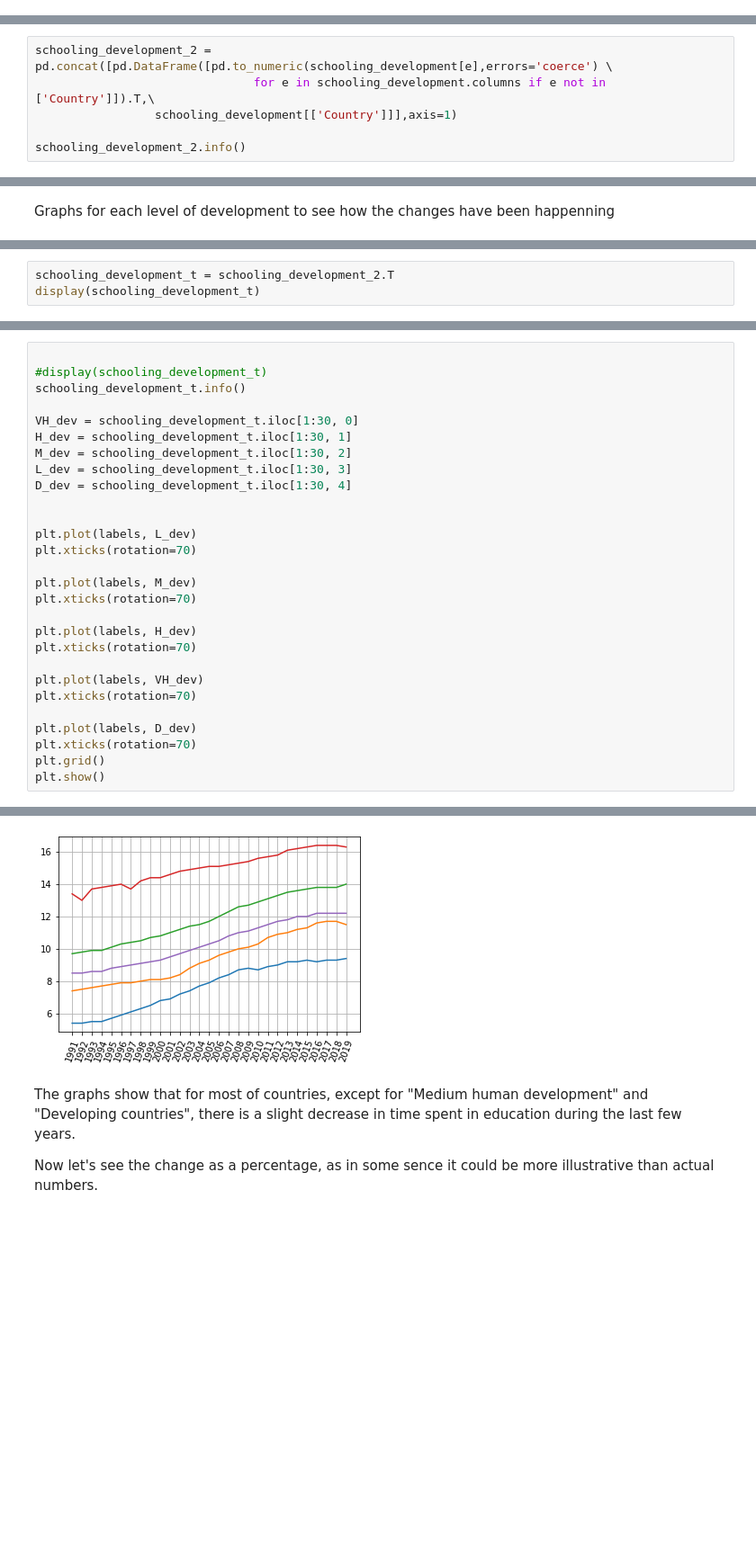
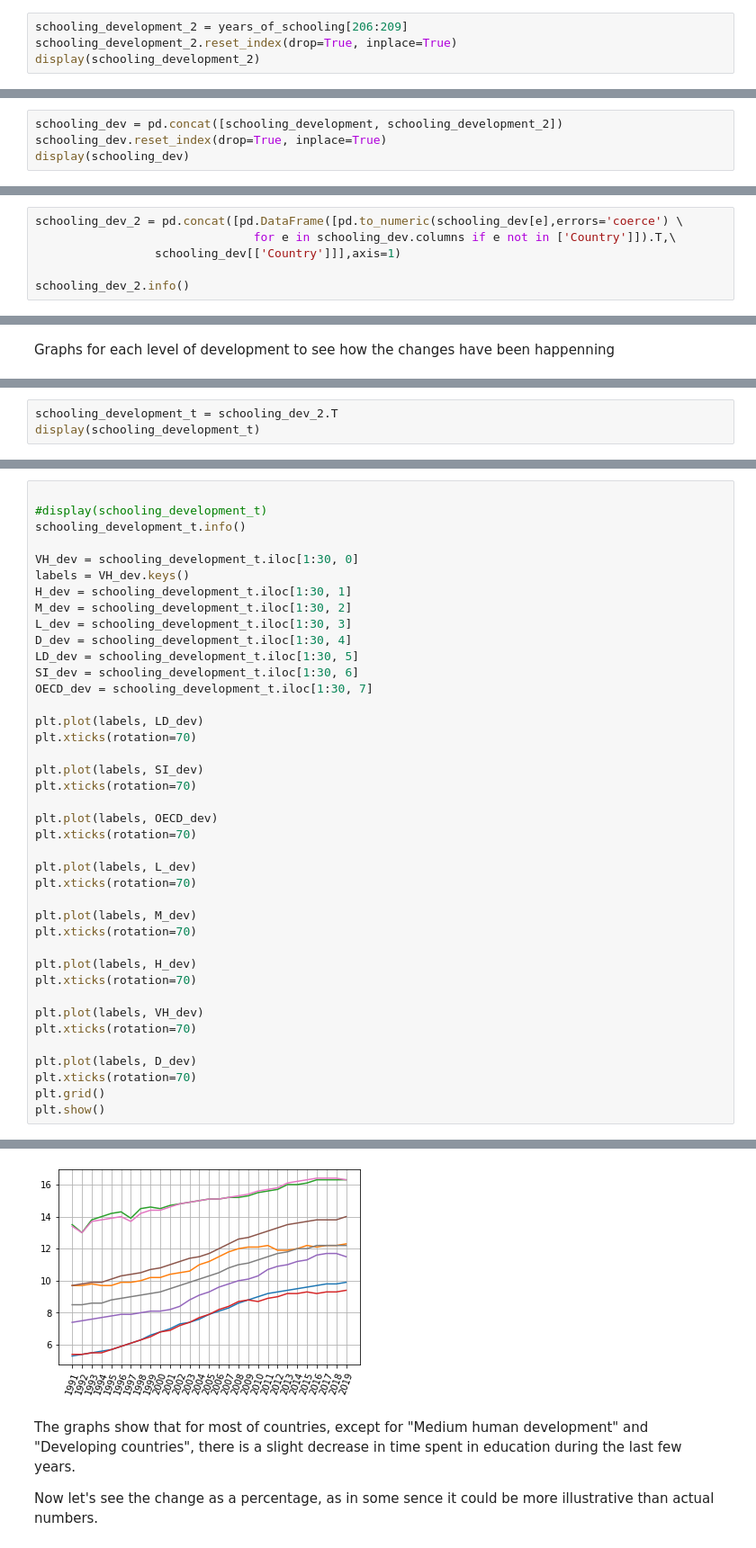
Before and after one commit to mara-ber/programing_for_data, a Jupyter notebook: project - education.ipynb, the cells around one changed output, grey strips where cells are left out. Shown at 90% size. Cells and saved outputs as stored; diff of their text form; blank space fills up the shorter version.

```diff
--- a/project - education.ipynb
+++ b/project - education.ipynb
@@ -120,0 +121,4 @@ To work with data it should be converted to numeric type, which will allow to pe
+# %%
+schooling_development_2 = years_of_schooling[206:209]
+schooling_development_2.reset_index(drop=True, inplace=True)
+display(schooling_development_2)
@@ -120,0 +131,4 @@ To work with data it should be converted to numeric type, which will allow to pe
+# %%
+schooling_dev = pd.concat([schooling_development, schooling_development_2])
+schooling_dev.reset_index(drop=True, inplace=True)
+display(schooling_dev)
@@ -121,8 +148,8 @@ To work with data it should be converted to numeric type, which will allow to pe
 # %%
-schooling_development_2 = pd.concat([pd.DataFrame([pd.to_numeric(schooling_development[e],errors='coerce') \
-                               for e in schooling_development.columns if e not in ['Country']]).T,\
-                 schooling_development[['Country']]],axis=1)
+schooling_dev_2 = pd.concat([pd.DataFrame([pd.to_numeric(schooling_dev[e],errors='coerce') \
+                               for e in schooling_dev.columns if e not in ['Country']]).T,\
+                 schooling_dev[['Country']]],axis=1)
 
-schooling_development_2.info()
+schooling_dev_2.info()
 # %% [output]
 <class 'pandas.core.frame.DataFrame'>
@@ -197,4 +228,4 @@ It could be easier to read the data if  the directions od the data would be the
 # %%
-schooling_development_t = schooling_development_2.T
+schooling_development_t = schooling_dev_2.T
 display(schooling_development_t)
 # %% [output]
@@ -221,11 +252,23 @@ display(schooling_development_t)
 schooling_development_t.info()
 
 VH_dev = schooling_development_t.iloc[1:30, 0]
+labels = VH_dev.keys()
 H_dev = schooling_development_t.iloc[1:30, 1]
 M_dev = schooling_development_t.iloc[1:30, 2]
 L_dev = schooling_development_t.iloc[1:30, 3]
 D_dev = schooling_development_t.iloc[1:30, 4]
+LD_dev = schooling_development_t.iloc[1:30, 5]
+SI_dev = schooling_development_t.iloc[1:30, 6]
+OECD_dev = schooling_development_t.iloc[1:30, 7]
 
+plt.plot(labels, LD_dev)
+plt.xticks(rotation=70)
+
+plt.plot(labels, SI_dev)
+plt.xticks(rotation=70)
+
+plt.plot(labels, OECD_dev)
+plt.xticks(rotation=70)
 
 plt.plot(labels, L_dev)
 plt.xticks(rotation=70)
@@ -259,4 +305,4 @@ memory usage: 2.7+ KB
-[figure, old version]
+[figure, new version]
 # %% [markdown]
 The graphs show that for most of countries, except for "Medium human development" and "Developing countries", there is a slight decrease in time spent in education during the last few years.
 
```
Also changed, not shown: parts of 27 cells of this notebook.
